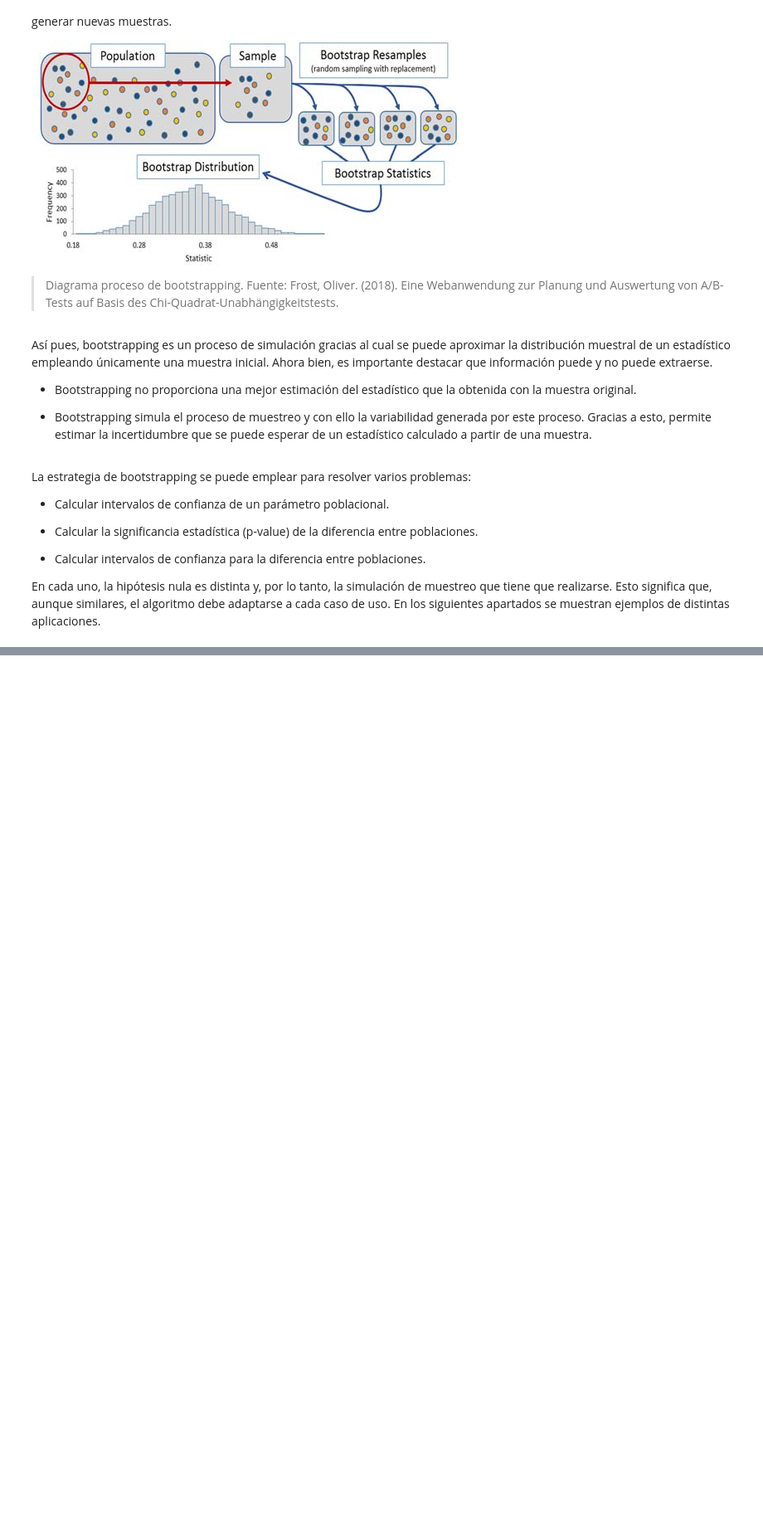
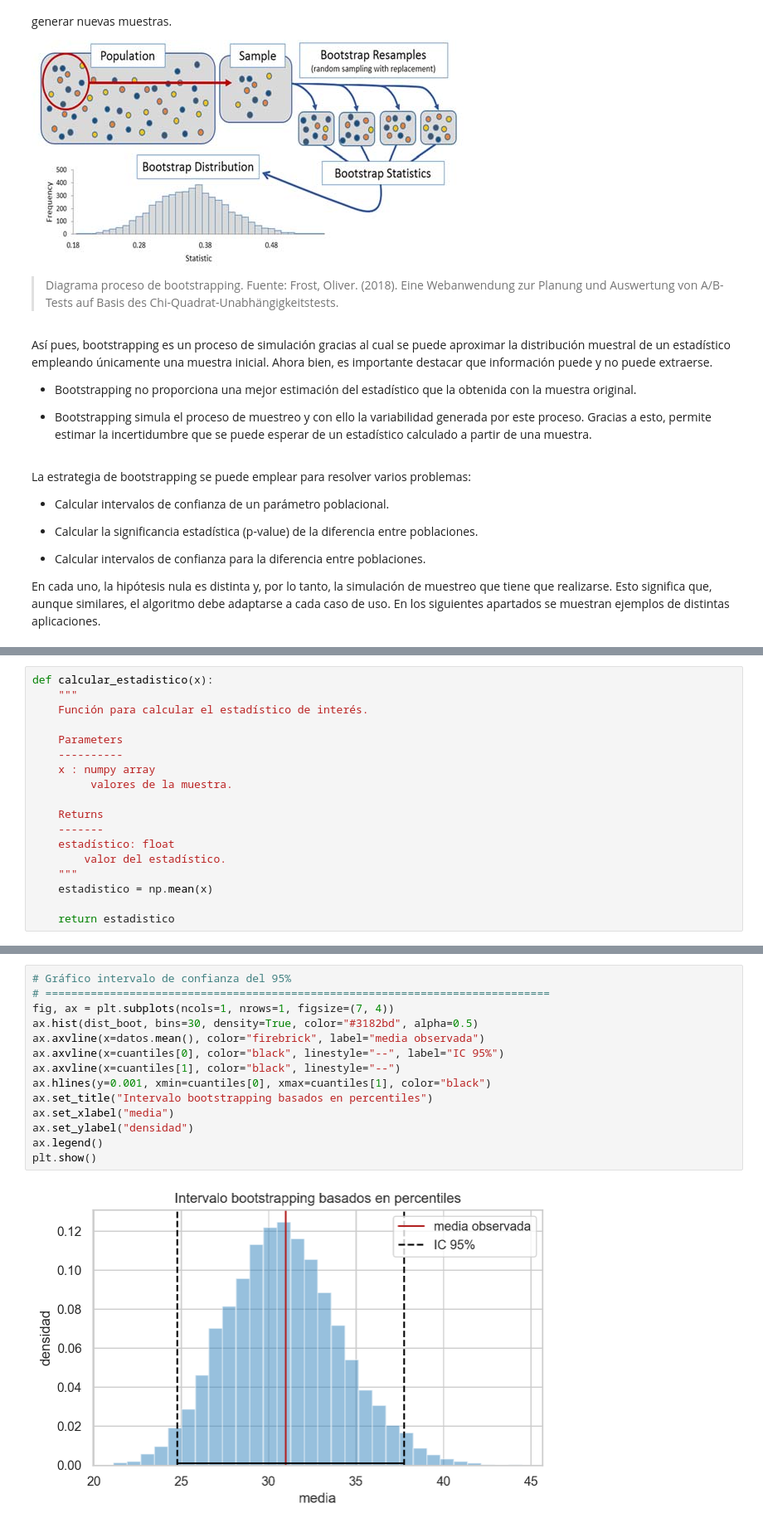
Before and after one commit to M1K3DEV23/Estadistica-python, a Jupyter notebook: notebooks/7.0-M1K3DEV23-Boostrapping.ipynb, the cells around one changed output, grey strips where cells are left out. Shown at 83% size. Drawn from its saved outputs; the diff is of its cells as text; blank space fills up the shorter version.

```diff
--- a/notebooks/7.0-M1K3DEV23-Boostrapping.ipynb
+++ b/notebooks/7.0-M1K3DEV23-Boostrapping.ipynb
@@ -44,0 +179,18 @@ En cada uno, la hipótesis nula es distinta y, por lo tanto, la simulación de m
+# %%
+def calcular_estadistico(x):
+    """
+    Función para calcular el estadístico de interés.
+
+    Parameters
+    ----------
+    x : numpy array
+         valores de la muestra.
+
+    Returns
+    -------
+    estadístico: float
+        valor del estadístico.
+    """
+    estadistico = np.mean(x)
+
+    return estadistico
@@ -44,0 +260,16 @@ En cada uno, la hipótesis nula es distinta y, por lo tanto, la simulación de m
+# %%
+# Gráfico intervalo de confianza del 95%
+# ==============================================================================
+fig, ax = plt.subplots(ncols=1, nrows=1, figsize=(7, 4))
+ax.hist(dist_boot, bins=30, density=True, color="#3182bd", alpha=0.5)
+ax.axvline(x=datos.mean(), color="firebrick", label="media observada")
+ax.axvline(x=cuantiles[0], color="black", linestyle="--", label="IC 95%")
+ax.axvline(x=cuantiles[1], color="black", linestyle="--")
+ax.hlines(y=0.001, xmin=cuantiles[0], xmax=cuantiles[1], color="black")
+ax.set_title("Intervalo bootstrapping basados en percentiles")
+ax.set_xlabel("media")
+ax.set_ylabel("densidad")
+ax.legend()
+plt.show()
+# %% [output]
+[figure, added]
```
Also changed, not shown: parts of 18 cells of this notebook.
